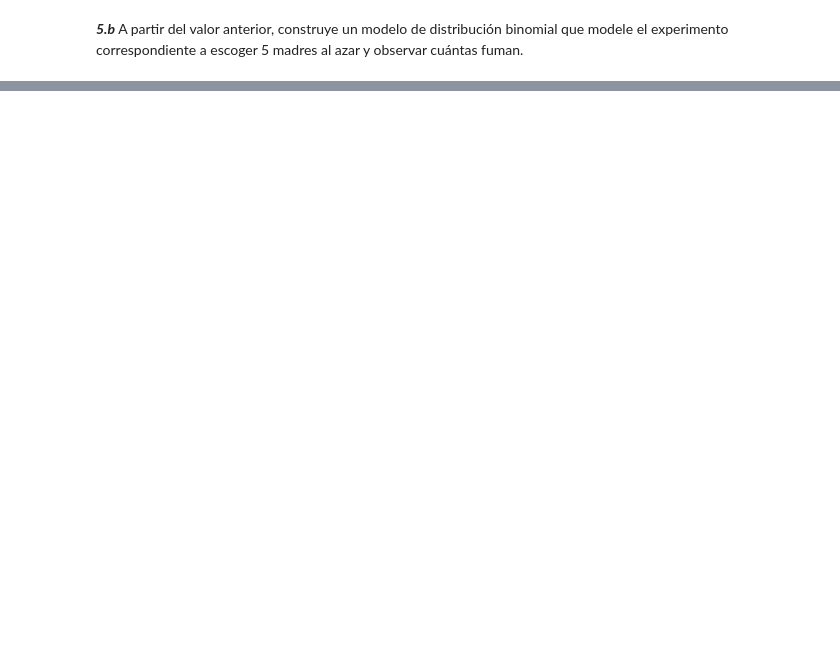
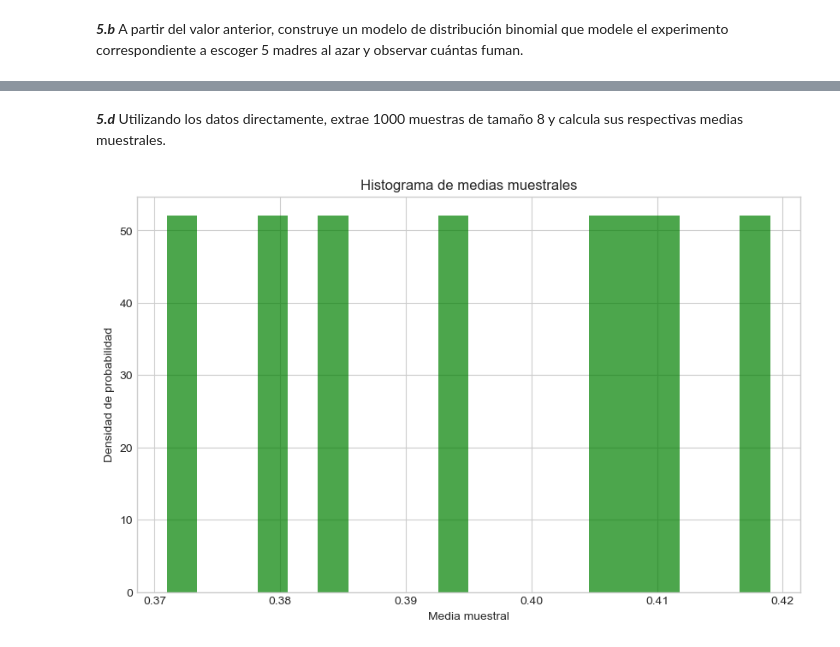
Before and after one commit to crisepu/STATISTICS_PYTHON_TESTS_MODULE4_DATA_SCIENCE_DESAFIOLATAM, a Jupyter notebook: desafio3/Desafio3-Cristian-Sepulveda.ipynb, the cells around one changed output, grey strips where cells are left out. Cells and saved outputs as stored; diff of their text form; code cells hidden in the pictures; blank space fills up the shorter version.

```diff
--- a/desafio3/Desafio3-Cristian-Sepulveda.ipynb
+++ b/desafio3/Desafio3-Cristian-Sepulveda.ipynb
@@ -251,0 +299,27 @@ cuántas fuman.
+# %% [markdown]
+***5.d*** Utilizando los datos directamente, extrae 1000 muestras de tamaño 8 y calcula sus respectivas medias muestrales.
+# %%
+#PRimero extraemos el campo de interes y pasamos de booleano a integer.
+muestra_real = df_baby['Maternal.Smoker'].astype(int)
+
+num_muestras = 1000
+cant_muestra = 8
+
+muestras_extraidas = pd.DataFrame()
+
+for i in range(num_muestras):
+    muestra_individual = muestra_real.sample(cant_muestra, replace=False)
+    muestras_extraidas[f'Muestra_{i + 1}'] = muestra_individual.values
+
+
+#Calculamos las medias muestrales
+medias_muestrales = np.mean(muestras_extraidas, axis=1)
+
+#Generamos el histograma
+plt.hist(medias_muestrales, bins=20, density=True, alpha=0.7, color='g')
+plt.title('Histograma de medias muestrales')
+plt.xlabel('Media muestral')
+plt.ylabel('Densidad de probabilidad')
+plt.show()
+# %% [output]
+[figure, added]
```
Also changed, not shown: parts of 8 cells of this notebook.
